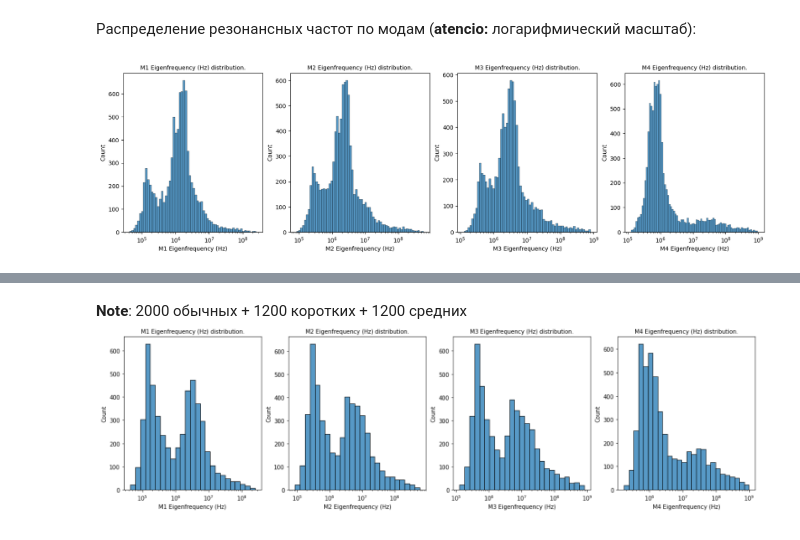
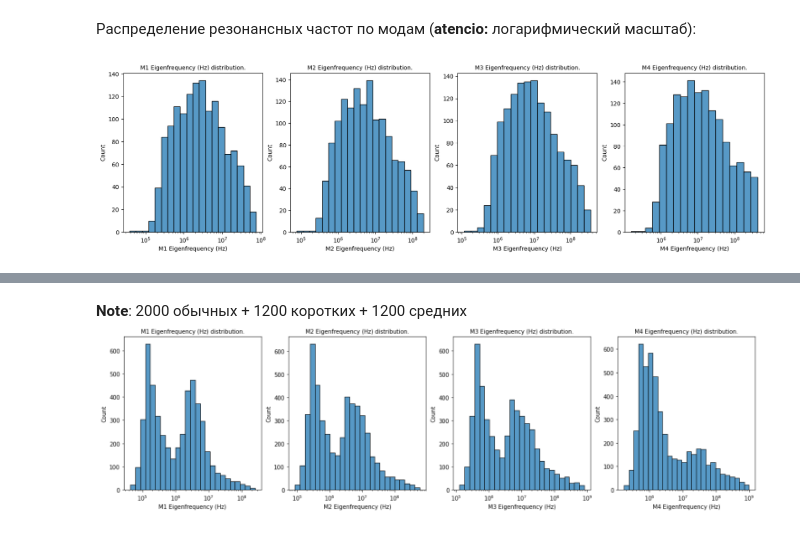
Before and after one commit to PolMix/nems_ai, a Jupyter notebook: Data Review/Data_Review.ipynb, the cells around one changed output, grey strips where cells are left out. Drawn from its saved outputs; the diff is of its cells as text; code cells hidden in the pictures.

```diff
--- a/Data Review/Data_Review.ipynb
+++ b/Data Review/Data_Review.ipynb
@@ -44,6 +44,6 @@ Saving to: ‘/tmp/data.zip’
 # %%
 %cd '/tmp/nems_ai-main/Data Processed'
-filename = 'Data_Processed_10000nm.csv'
+filename = 'Dataset_Processed.csv'
 df = pd.read_csv(filename)
 df = df.drop(columns='Unnamed: 0')
 df.head()
@@ -122,7 +128,7 @@ print(col_names)
 def plot_distribution(df, indices_to_plot: list, col_names, log_scale):
     fig, ax = plt.subplots(nrows=1, ncols=len(indices_to_plot), figsize=(5 * len(indices_to_plot), 5))
     for j in range(0, len(indices_to_plot)):
-        sns.histplot(df.iloc[:, indices_to_plot[j]], ax=ax[j], log_scale=log_scale)
+        sns.histplot(df.iloc[:, indices_to_plot[j]], ax=ax[j], log_scale=log_scale[j])
         ax[j].set_title(f"{col_names[indices_to_plot[j]]} distribution.", fontsize=2 * (len(indices_to_plot) + 1))
         ax[j].set_xlabel(col_names[indices_to_plot[j]])
         ax[j].set_ylabel('Count')
@@ -184,9 +150,9 @@ plot_temperature(df=df, temp_index=4, col_names=col_names)
 # %% [markdown]
 Распределение резонансных частот по модам (**atencio:** логарифмический масштаб):
 # %%
-plot_distribution(df, indices_to_plot=[7, 12, 17, 22], col_names=col_names, log_scale=True)
+plot_distribution(df, indices_to_plot=[8, 13, 18, 23], col_names=col_names, log_scale=[True, True, True, True])
 # %% [output]
-[figure, old version]
+[figure, new version]
 # %% [markdown]
 __Note__: распределение при 2000 обычных конфигурациях + 1200 коротких конфигураций ![Снимок экрана 2023-03-21 112130.png](embedded-picture-1)
 # %% [markdown]
```
Also changed, not shown: parts of 25 cells of this notebook.
